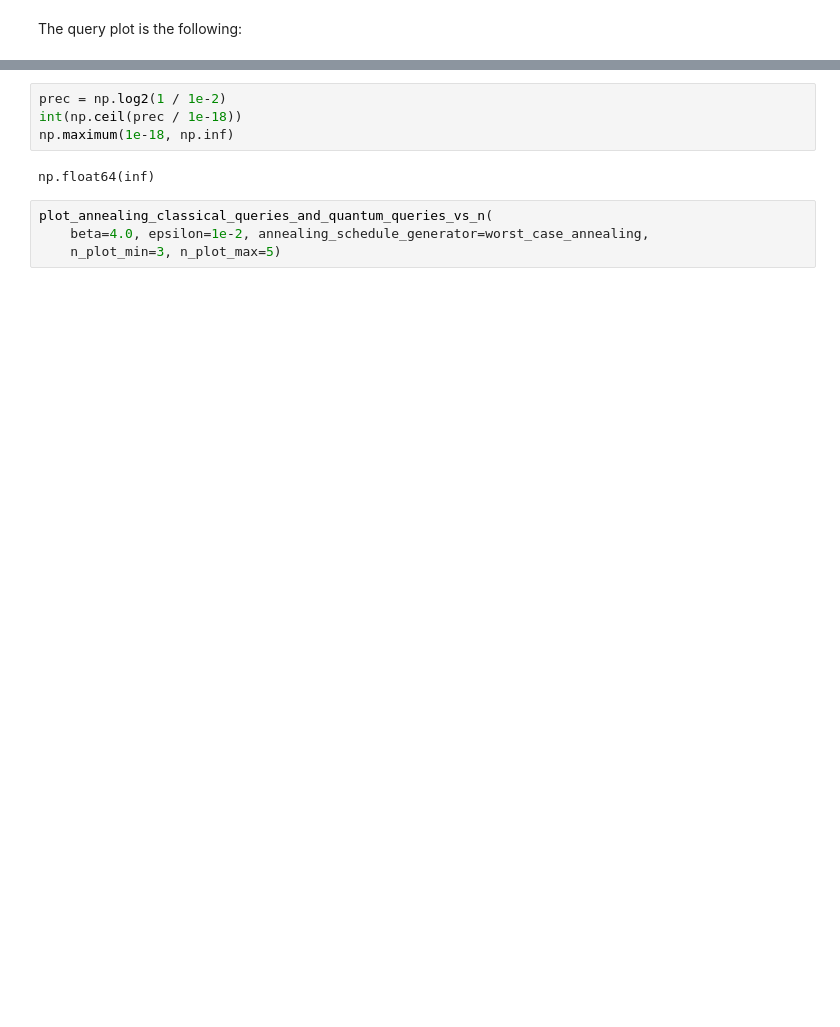
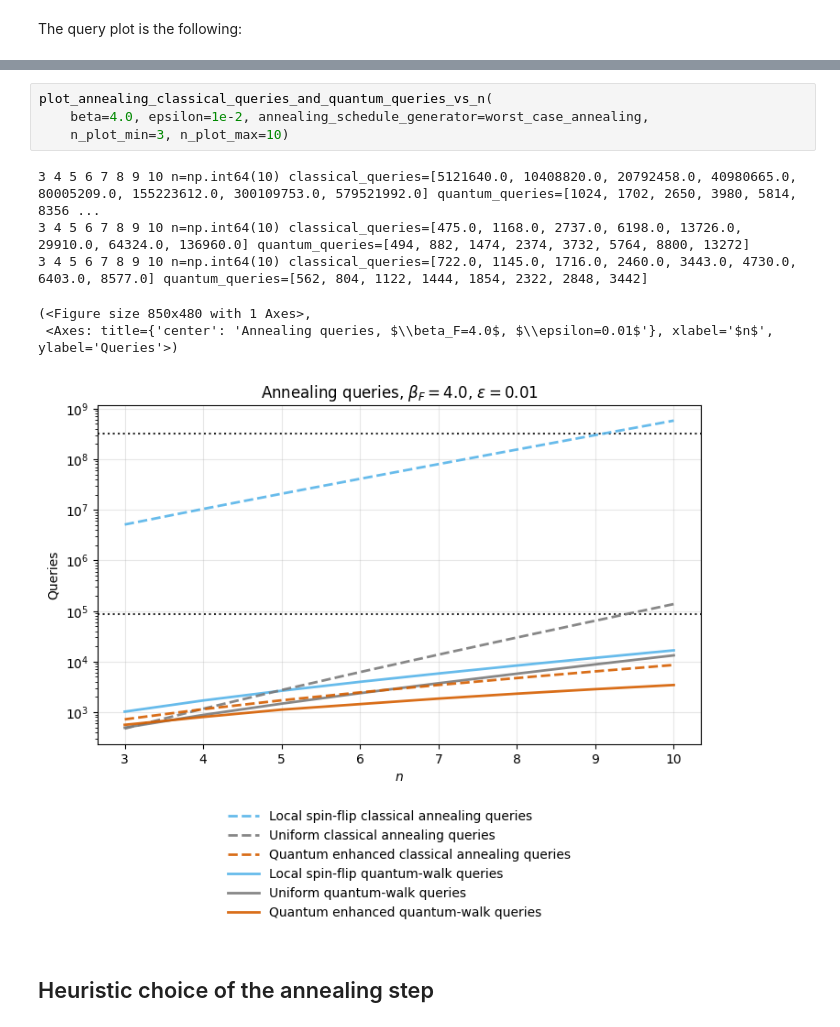
Before and after one commit to incud/pubmonaqa, a Jupyter notebook: notebooks/4_annealing_worst_runtime.ipynb, the cells around one changed output, grey strips where cells are left out. Saved outputs shown, nothing was run; the diff lists cells and outputs as text; blank space fills up the shorter version.

```diff
--- a/notebooks/4_annealing_worst_runtime.ipynb
+++ b/notebooks/4_annealing_worst_runtime.ipynb
@@ -109,10 +112,13 @@ AssertionError:
-# %%
-prec = np.log2(1 / 1e-2)
-int(np.ceil(prec / 1e-18))
-np.maximum(1e-18, np.inf)
-# %% [output]
-np.float64(inf)
 # %%
 plot_annealing_classical_queries_and_quantum_queries_vs_n(
     beta=4.0, epsilon=1e-2, annealing_schedule_generator=worst_case_annealing,
-    n_plot_min=3, n_plot_max=5)
+    n_plot_min=3, n_plot_max=10)
+# %% [output]
+3 4 5 6 7 8 9 10 n=np.int64(10) classical_queries=[5121640.0, 10408820.0, 20792458.0, 40980665.0, 80005209.0, 155223612.0, 300109753.0, 579521992.0] quantum_queries=[1024, 1702, 2650, 3980, 5814, 8356 ...
+3 4 5 6 7 8 9 10 n=np.int64(10) classical_queries=[475.0, 1168.0, 2737.0, 6198.0, 13726.0, 29910.0, 64324.0, 136960.0] quantum_queries=[494, 882, 1474, 2374, 3732, 5764, 8800, 13272]
+3 4 5 6 7 8 9 10 n=np.int64(10) classical_queries=[722.0, 1145.0, 1716.0, 2460.0, 3443.0, 4730.0, 6403.0, 8577.0] quantum_queries=[562, 804, 1122, 1444, 1854, 2322, 2848, 3442]
+(<Figure size 850x480 with 1 Axes>,
+ <Axes: title={'center': 'Annealing queries, $\\beta_F=4.0$, $\\epsilon=0.01$'}, xlabel='$n$', ylabel='Queries'>)
+[figure, added]
+# %% [markdown]
+## Heuristic choice of the annealing step
```
Also changed, not shown: parts of 5 cells of this notebook, 1 other file.
